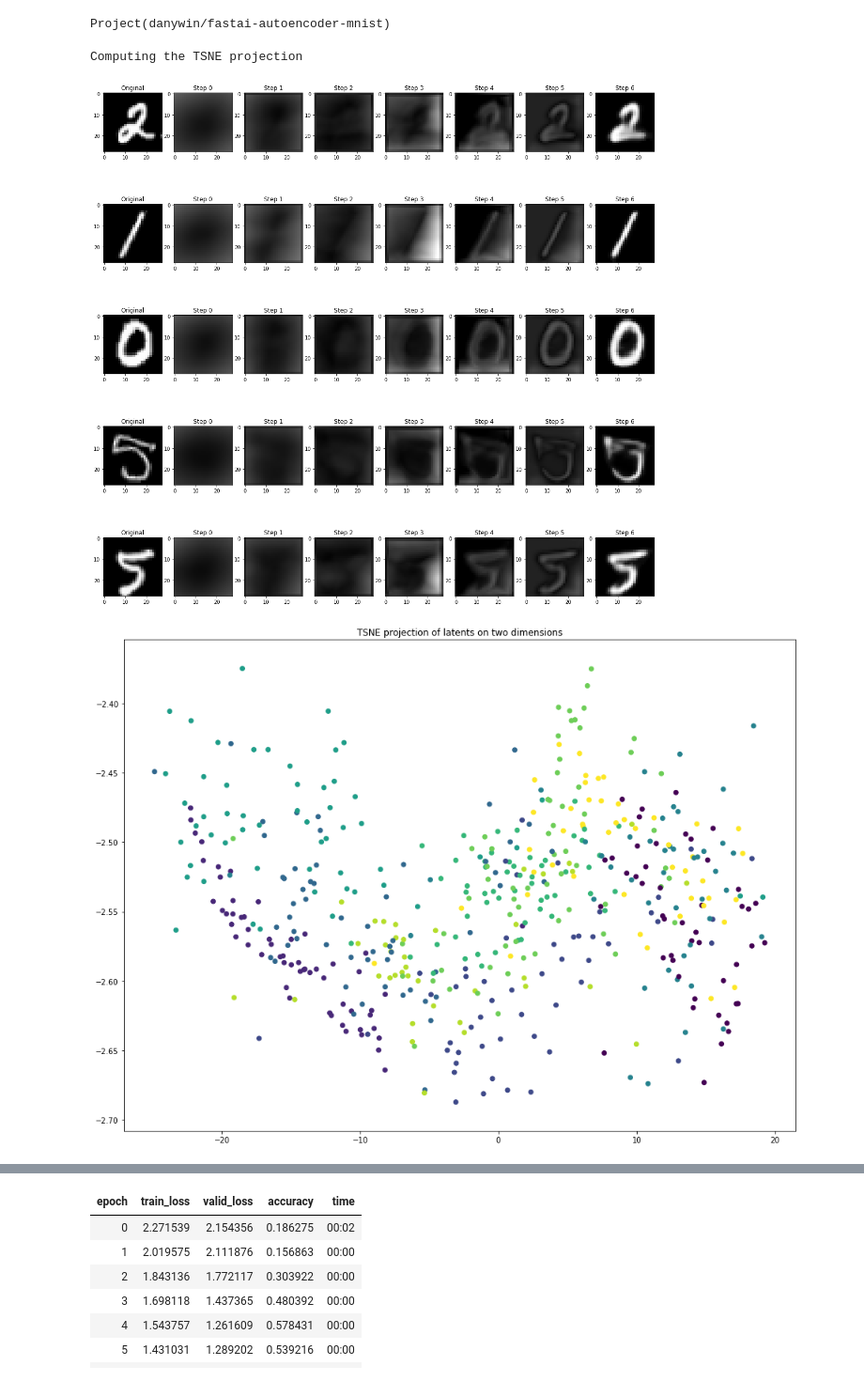
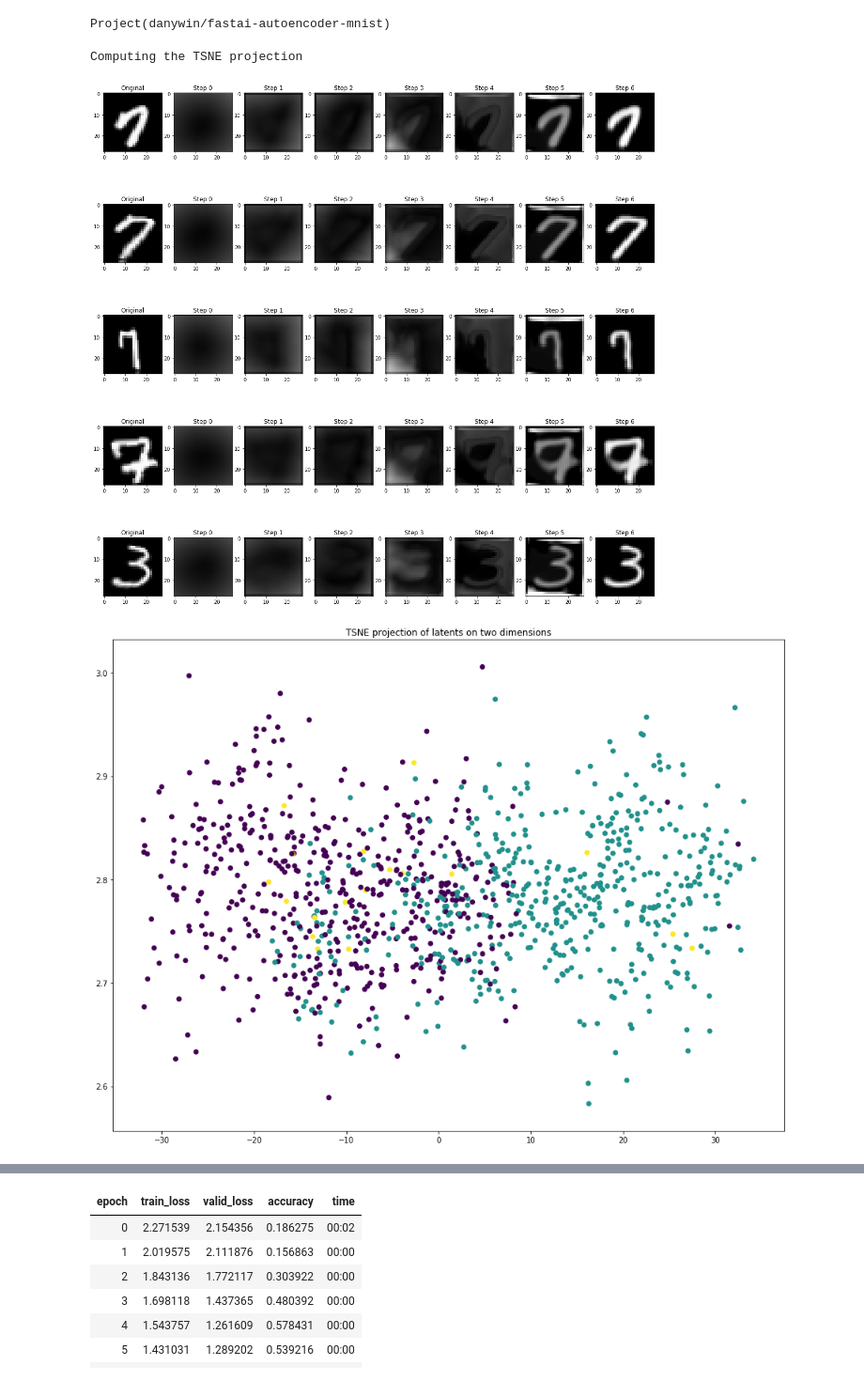
Before and after one commit to dhuynh95/fastai_autoencoder, a Jupyter notebook: MNIST-Copy2.ipynb, the cells around one changed output, grey strips where cells are left out. Shown at 94% size. Cells and saved outputs as stored; diff of their text form; code cells hidden in the pictures.

Commit message:
Added experiments on MNIST

```diff
--- a/MNIST-Copy2.ipynb
+++ b/MNIST-Copy2.ipynb
@@ -84,11 +84,11 @@ PARAMS = {
     },
     "bn_fn": VAEBottleneck,
     "bn_args" : {
-        "nfs":[128,64]
+        "nfs":[128,24]
     },
     "dec_fn":create_decoder,
     "dec_args" : {
-        "nfs":[64,64,32,16,8,4,2,1],
+        "nfs":[24,64,32,16,8,4,2,1],
         "ks":[3,1,3,1,3,1],
         "size": 28
     },
@@ -96,10 +96,11 @@ PARAMS = {
     "beta_kl":1,
     "hf_loss_args" : {
         "threshold":1e-3,
-        "scaling":True
+        "scaling":True,
+        "mul":0
     },
 
-    "n_epochs":[250,250],
+    "n_epochs":[500,500],
     "lrs" : [1e-2,1e-2 /2]
 }
 # %%
@@ -110,6 +111,23 @@ size = PARAMS["size"]
 train_size = int(train_size * 1.25)
 
 data, valid_data = get_data(train_size,bs=bs,size=size)
+# %%
+path = untar_data(URLs.MNIST_TINY)
+tfms = get_transforms(do_flip = False)
+
+data = (ImageList.from_folder(path)
+        .split_by_rand_pct(seed=42)
+        .label_from_folder()
+        .transform(tfms,size = size)
+        .databunch(bs = bs))
+
+def get_one_channel(batch):
+    x,y = batch
+    return x[:,0,:,:].unsqueeze(1),y
+
+get_one_channel._order = 99
+
+data.add_tfm(get_one_channel)
 # %%
 conv = PARAMS["conv"]
 act_fn = PARAMS["act_fn"]
@@ -144,38 +162,36 @@ experiment = {
     "tags" : ["mnist","vae"],
     "upload_source_files":["mnist_model.py"]
 }
-
-hf_loss.debug = False
 
 with neptune.create_experiment(**experiment) as exp:
 
     name = experiment['name']
     cbs = [hf_loss,NeptuneMonitor()]
 
     for i,(n_epoch,lr) in enumerate(zip(PARAMS["n_epochs"],PARAMS["lrs"])):
         # First we train the VAE
         if i == 0:
             # Without KL divergence first
             learn.fit_one_cycle(n_epoch,lr,callbacks=cbs)
         else:
             # With KL then
             cbs += [kl_hook]
             learn.fit_one_cycle(n_epoch,lr,callbacks=cbs)
 
         fig = learn.plot_rec_steps(x,return_fig=True)
         fig_name = f"Reconstructions.png"
         fig.savefig(fig_name)
         exp.send_image(fig_name,fig_name)
 
         fig = learn.plot_2d_latents(DatasetType.Train,return_fig=True)
         fig_name = f"T-SNE in 2D.png"
         fig.savefig(fig_name)
         exp.send_image(fig_name,fig_name)
 
     # We save the model
     torch.save(learn.model.state_dict(),"model.pth")
     exp.send_artifact('model.pth')
 # %% [output]
 Computing the TSNE projection
-[figure, old version]
+[figure, new version]
-[figure, old version]
+[figure, new version]
```
Also changed, not shown: parts of 41 cells of this notebook, 10 other files.
